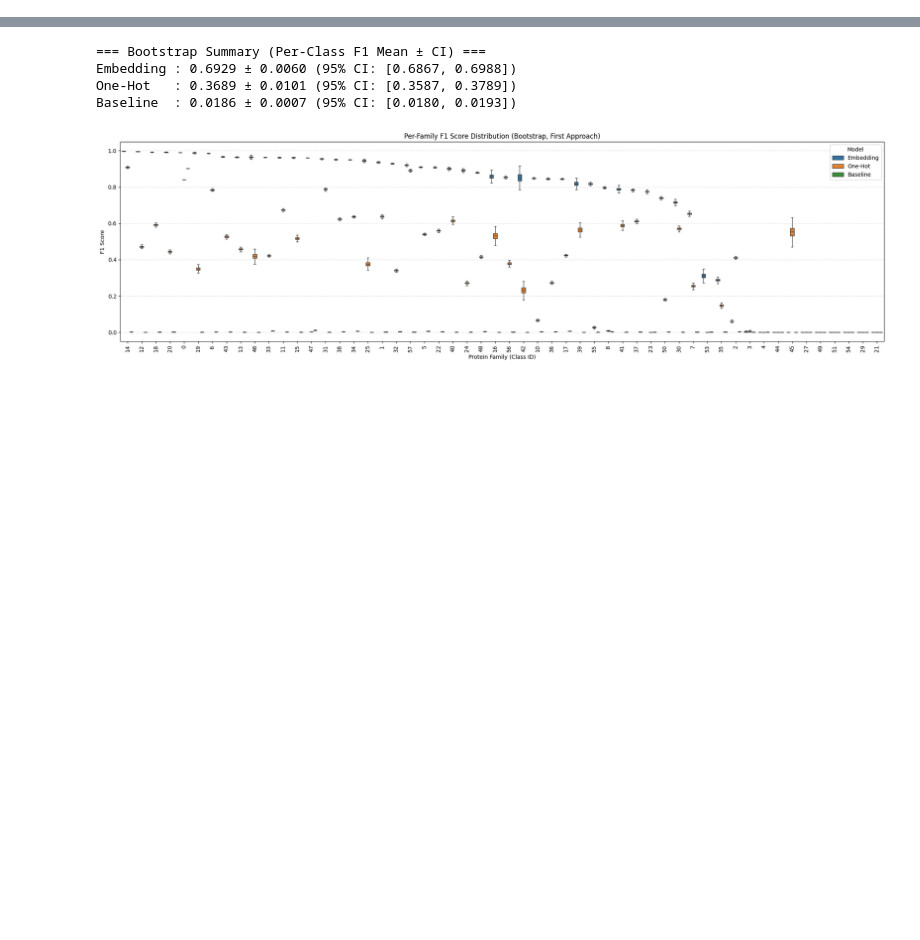
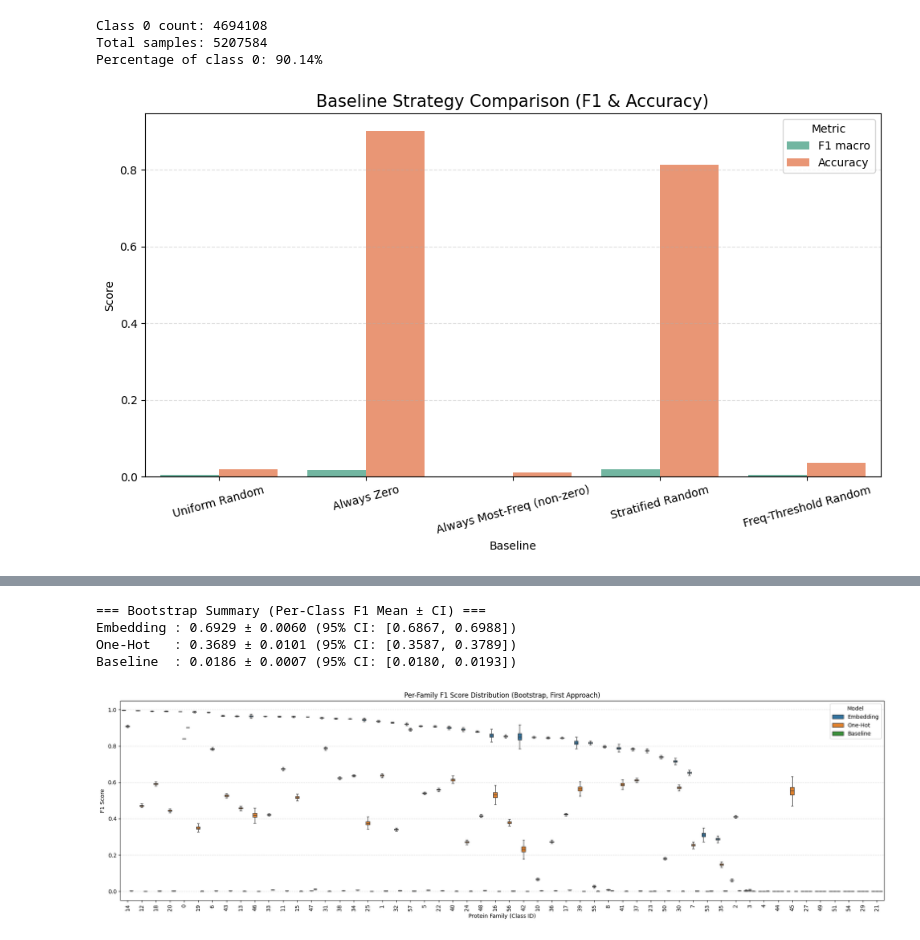
Before and after one commit to TobiasNeumeier/ProteinPrediction, a Jupyter notebook: src/bootstrap.ipynb, the cells around one changed output, grey strips where cells are left out. Cells and saved outputs as stored; diff of their text form; code cells hidden in the pictures; blank space fills up the shorter version.

```diff
--- a/src/bootstrap.ipynb
+++ b/src/bootstrap.ipynb
@@ -7,6 +7,18 @@ p_emb = data_embedding["preds"]
 y_emb = data_embedding["targets"]
 p_onehot = data_onehot["preds"]
 y_onehot = data_onehot["targets"]
+# %%
+total = len(y_emb)
+count_class_0 = np.sum(y_emb == 0)
+percentage_class_0 = (count_class_0 / total) * 100
+
+print(f"Class 0 count: {count_class_0}")
+print(f"Total samples: {total}")
+print(f"Percentage of class 0: {percentage_class_0:.2f}%")
+# %% [output]
+Class 0 count: 4694108
+Total samples: 5207584
+Percentage of class 0: 90.14%
 # %%
 
 def stratified_random_baseline(y_true, seed=42):
@@ -31,0 +93,17 @@ y_base = y_emb.copy()  # Same targets as embedding model
+# %%
+# Format results for seaborn
+df = pd.DataFrame(results).T.reset_index().rename(columns={"index": "Baseline"})
+df_melt = df.melt(id_vars="Baseline", var_name="Metric", value_name="Score")
+
+# Plot
+plt.figure(figsize=(10, 6))
+sns.barplot(data=df_melt, x="Baseline", y="Score", hue="Metric", palette="Set2")
+plt.xticks(rotation=15)
+plt.title("Baseline Strategy Comparison (F1 & Accuracy)", fontsize=15)
+plt.ylabel("Score")
+plt.grid(axis="y", linestyle="--", alpha=0.4)
+plt.tight_layout()
+plt.savefig("baseline_comparison_thresholded.png", dpi=1000)
+plt.show()
+# %% [output]
+[figure, added]
```
Also changed, not shown: parts of 4 cells of this notebook.
